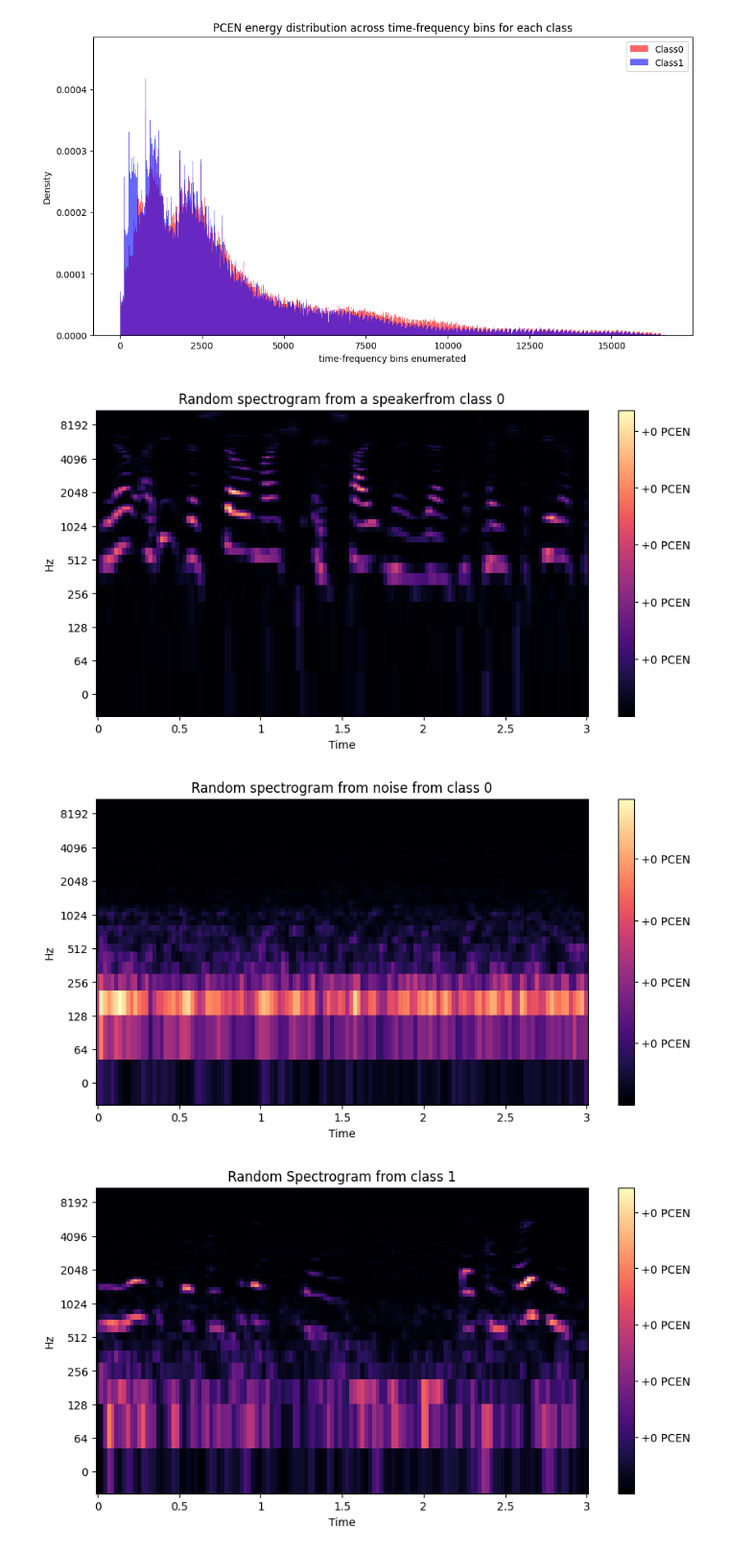
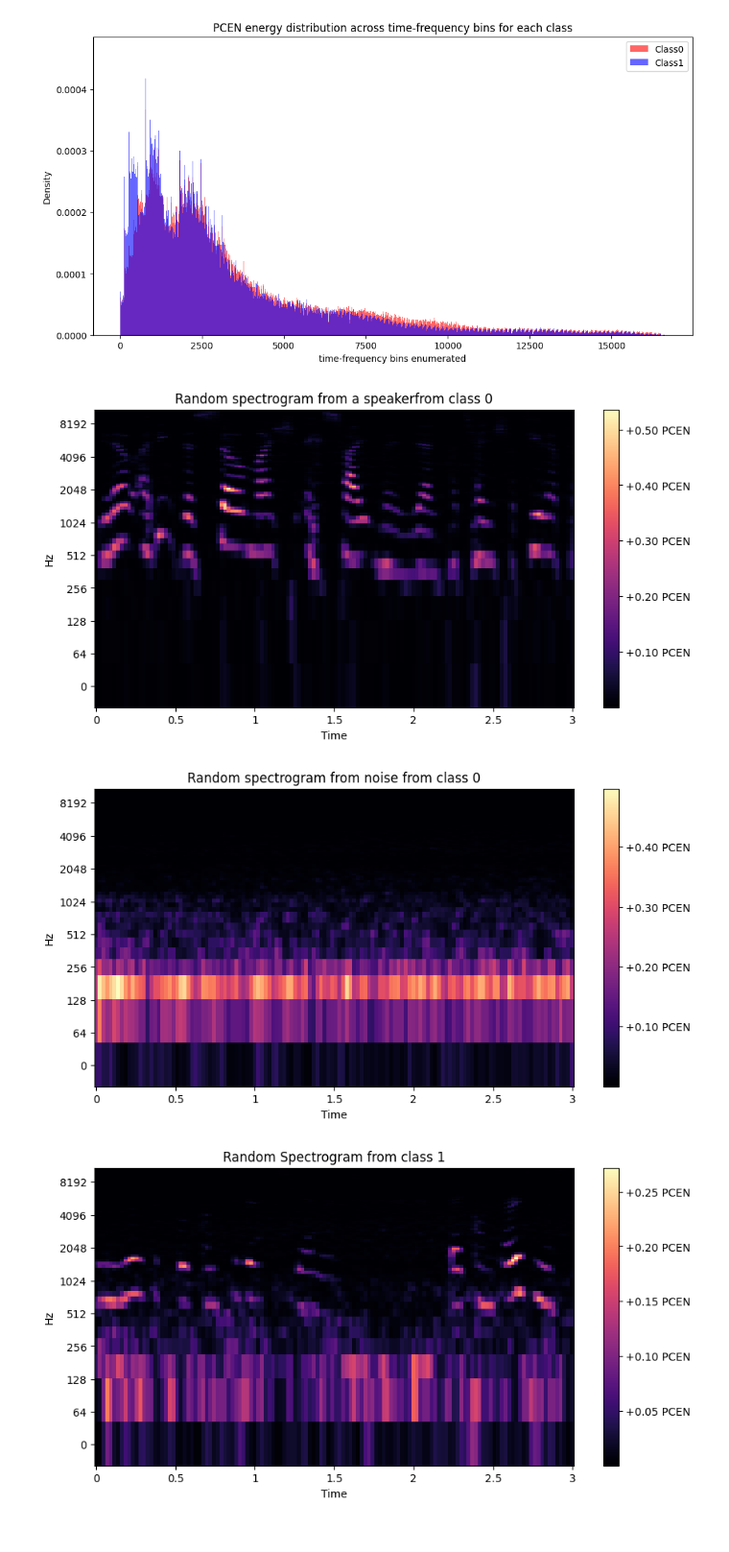
Before and after one commit to rybaks72/IML_Voice_Recognition, a Jupyter notebook: exploratory_data_analysis/spectograms_analysis.ipynb, the cells around one changed output. Shown at 96% size. Cells and saved outputs as stored; diff of their text form; code cells hidden in the pictures.

```diff
--- a/exploratory_data_analysis/spectograms_analysis.ipynb
+++ b/exploratory_data_analysis/spectograms_analysis.ipynb
@@ -157,27 +157,27 @@ plt.show()
 # %%
 fig, ax = plt.subplots(figsize=(10,5))
 img = librosa.display.specshow(class0_specs[0], x_axis='time', y_axis='log', ax=ax)
-fig.colorbar(img, ax=ax, format='%+2.f PCEN')
+fig.colorbar(img, ax=ax, format='%+0.02f PCEN')
 ax.set_title("Random spectrogram from a speakerfrom class 0")
 plt.show()
 # %% [output]
-[figure, old version]
+[figure, new version]
 # %%
 fig, ax = plt.subplots(figsize=(10,5))
 img = librosa.display.specshow(random_noise_specs[0], x_axis='time', y_axis='log', ax=ax)
-fig.colorbar(img, ax=ax, format='%+2.f PCEN')
+fig.colorbar(img, ax=ax, format='%+0.02f PCEN')
 ax.set_title("Random spectrogram from noise from class 0")
 plt.show()
 # %% [output]
-[figure, old version]
+[figure, new version]
 # %%
 fig, ax = plt.subplots(figsize=(10,5))
 img = librosa.display.specshow(class1_specs[0], x_axis='time', y_axis='log', ax=ax)
-fig.colorbar(img, ax=ax, format='%+2.f PCEN')
+fig.colorbar(img, ax=ax, format='%+0.02f PCEN')
 ax.set_title("Random Spectrogram from class 1")
 plt.show()
 # %% [output]
-[figure, old version]
+[figure, new version]
 # %%
 #to check if the quality of the recordings was so bad for a speaker that because of silence removal we didn't get that many spectograms
 plt.figure(figsize=(10,5))
```
